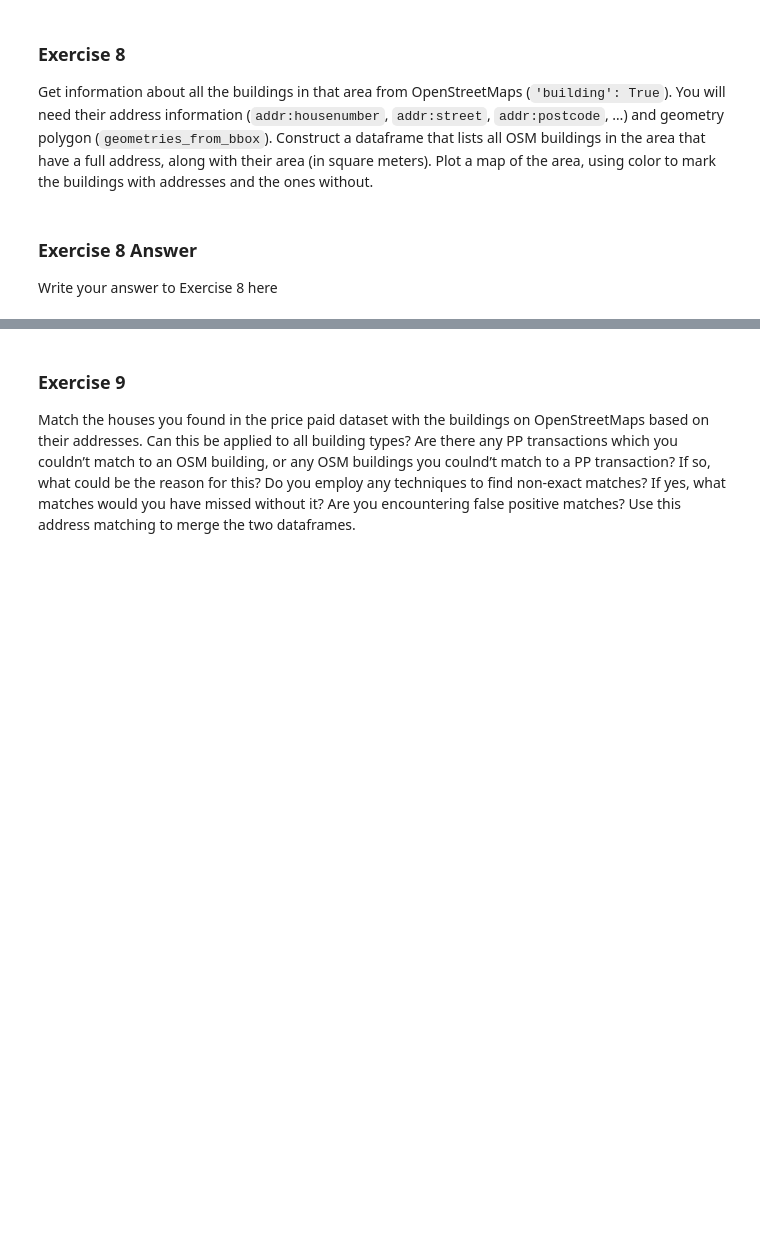
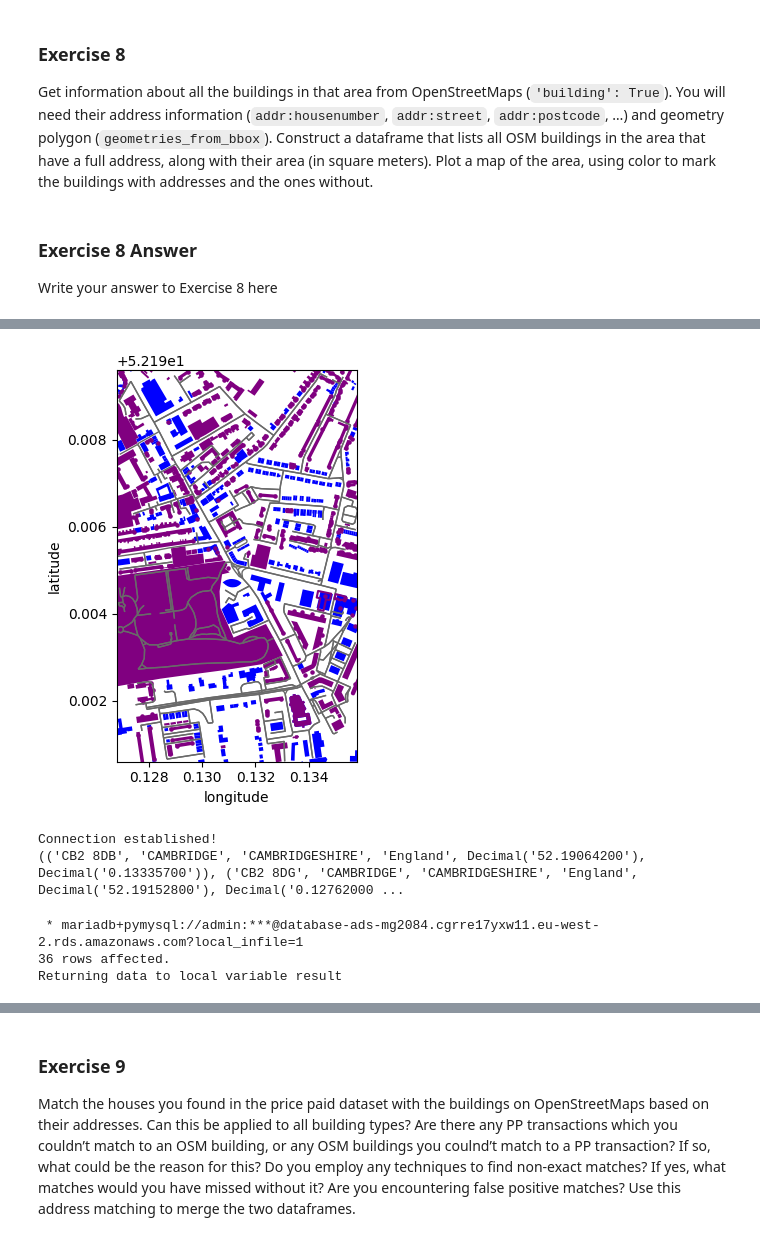
Before and after one commit to MatthewGregson123/fynesse_template, a Jupyter notebook: _notebooks/02_access_assess_geospatial.ipynb, the cells around one changed output, grey strips where cells are left out. Saved outputs shown, nothing was run; the diff lists cells and outputs as text; code cells hidden in the pictures; blank space fills up the shorter version.

```diff
--- a/_notebooks/02_access_assess_geospatial.ipynb
+++ b/_notebooks/02_access_assess_geospatial.ipynb
@@ -1102,2 +1148,54 @@ Write your answer to Exercise 8 here
+# %%
+fig, ax = plt.subplots()
+
+# Plot the footprint
+area.plot(ax=ax, facecolor="white")
+
+# Plot street edges
+edges.plot(ax=ax, linewidth=1, edgecolor="dimgray")
+
+ax.set_xlim([west, east])
+ax.set_ylim([south, north])
+ax.set_xlabel("longitude")
+ax.set_ylabel("latitude")
+
+# Plot tourist places
+buildings_with_addresses_pois.plot(ax=ax, color="blue", alpha=1, markersize=10)
+buildings_without_adresses_pois.plot(ax=ax, color="purple", alpha=1, markersize=5)
+plt.tight_layout()
+# %% [output]
+[figure, added]
 # %%
-# Use this box for any code you need
+#Calls the appropriate function in the fynesse.access.py file to create a connection to the database
+conn = fynesse.access.create_connection(username, password, host=url, database='ads_2024')
+cur = conn.cursor()
+query = f'''
+  SELECT DISTINCT postcode, town_city, county, country, latitude, longitude
+FROM(
+  SELECT date_of_transfer, postcode, town_city, county, country, latitude, longitude, db_id
+  FROM prices_coordinates_data
+  WHERE latitude > {south} AND latitude < {north}
+  AND longitude > {west} AND longitude < {east}
+  AND date_of_transfer > {start_date}
+  ) AS subquery;
+'''
+cur.execute(query)
+rows = cur.fetchall()
+print(rows)
+# %% [output]
+Connection established!
+(('CB2 8DB', 'CAMBRIDGE', 'CAMBRIDGESHIRE', 'England', Decimal('52.19064200'), Decimal('0.13335700')), ('CB2 8DG', 'CAMBRIDGE', 'CAMBRIDGESHIRE', 'England', Decimal('52.19152800'), Decimal('0.12762000 ...
+# %%
+%%sql result <<
+SELECT DISTINCT postcode, town_city, county, country, latitude, longitude
+FROM(
+  SELECT date_of_transfer, postcode, town_city, county, country, latitude, longitude, db_id
+  FROM prices_coordinates_data
+  WHERE latitude > {south} AND latitude < {north}
+  AND longitude > {west} AND longitude < {east}
+  AND date_of_transfer > {start_date}
+  ) AS subquery;
+# %% [output]
+ * mariadb+pymysql://admin:***@database-ads-mg2084.cgrre17yxw11.eu-west-2.rds.amazonaws.com?local_infile=1
+36 rows affected.
+Returning data to local variable result
```
Also changed, not shown: parts of 10 cells of this notebook.
